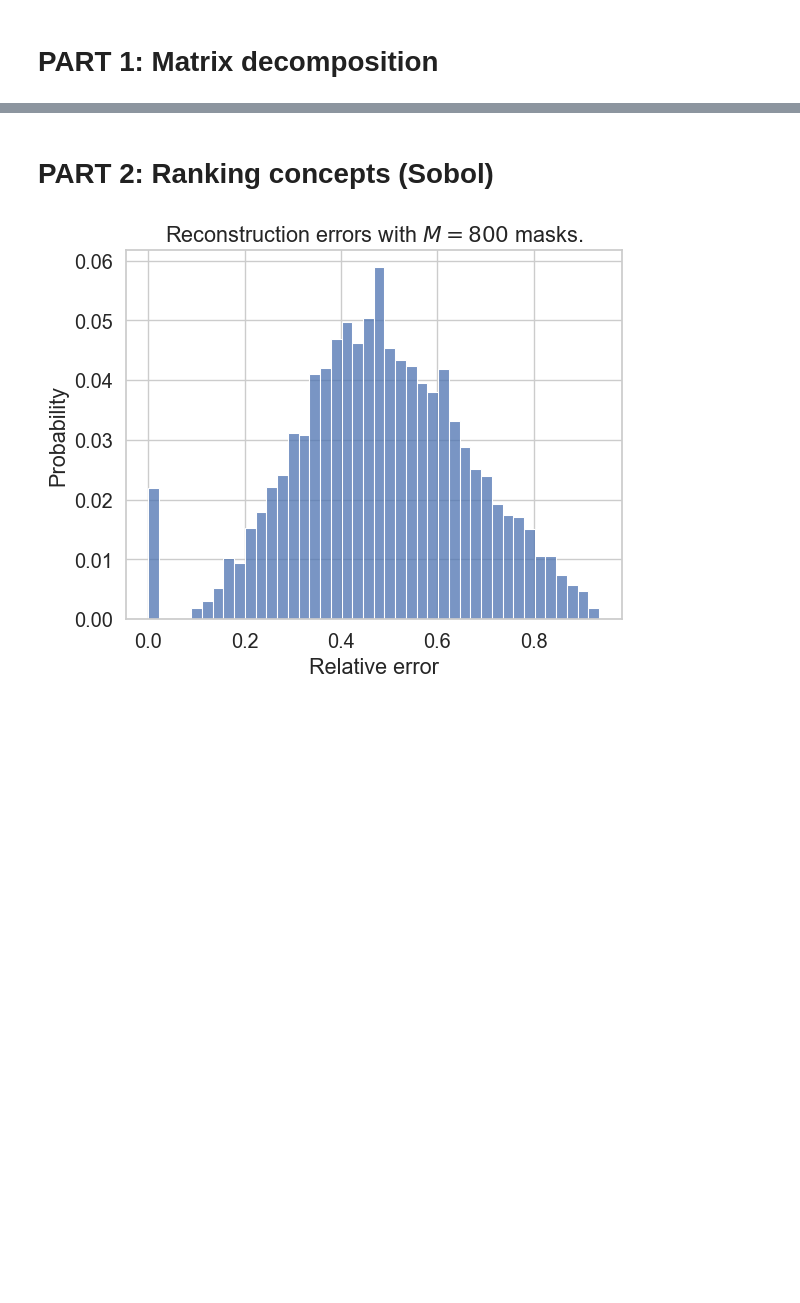
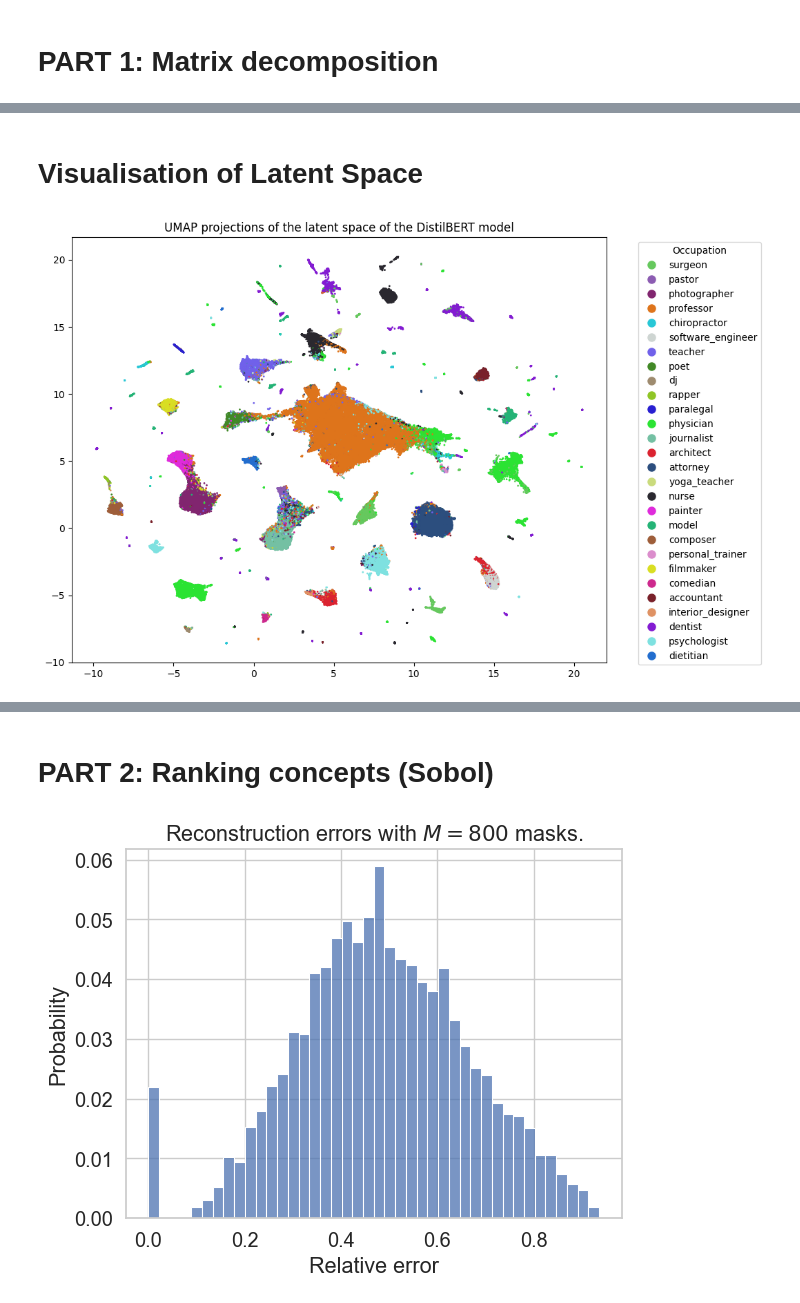
Before and after one commit to fanny-jourdan/TaCo, a Jupyter notebook: example.ipynb, the cells around one changed output, grey strips where cells are left out. Saved outputs shown, nothing was run; the diff lists cells and outputs as text; code cells hidden in the pictures; blank space fills up the shorter version.

```diff
--- a/example.ipynb
+++ b/example.ipynb
@@ -173,2 +171,44 @@ U.shape, W.shape
 # %%
 U_train, U_val, U_test = U.split((n_train, n_val, n_test), dim=0)
+# %% [markdown]
+# Visualisation of Latent Space
+# %%
+import matplotlib.pyplot as plt
+import numpy as np
+import seaborn as sns
+from umap import UMAP
+from sklearn.cluster import KMeans
+
+umap_2d = UMAP(n_components=2, init='random', random_state=0)
+matrix = umap_2d.fit_transform(train_features)
+
+gender_plot = gender_train
+labels_plot = train_labels.cpu().numpy().astype(int)
+
+gender_names = ['Female', 'Male']
+occ_names = ['surgeon', 'pastor', 'photographer', 'professor', 'chiropractor', 'software_engineer', 'teacher', 'poet',
+             'dj', 'rapper', 'paralegal', 'physician', 'journalist', 'architect', 'attorney', 'yoga_teacher', 'nurse',
+             'painter', 'model', 'composer', 'personal_trainer', 'filmmaker', 'comedian', 'accountant', 'interior_designer',
+             'dentist', 'psychologist', 'dietitian']
+# %%
+#occupations
+#palette = sns.color_palette("husl", 28)
+
+np.random.seed(3)
+n_colors = 28
+kmeans = KMeans(n_clusters=n_colors, random_state=0).fit(np.random.rand(1000, 3))
+palette = kmeans.cluster_centers_
+colors = [palette[label] for label in labels_plot]
+
+
+plt.figure(figsize=(10, 8))
+scatter = plt.scatter(matrix[:, 0], matrix[:, 1], c=colors, s=1)
+
+legend_labels = {i: name for i, name in enumerate(occ_names)}
+handles = [plt.Line2D([0], [0], marker='o', color='w', markerfacecolor=palette[i], markersize=10, label=name) for i, name in enumerate(occ_names)]
+plt.legend(handles=handles, title='Occupation', bbox_to_anchor=(1.05, 1), loc='upper left')
+
+plt.title('UMAP projections of the latent space of the DistilBERT model')
+plt.show()
+# %% [output]
+[figure, added]
```
Also changed, not shown: parts of 12 cells of this notebook, 3 other files.
